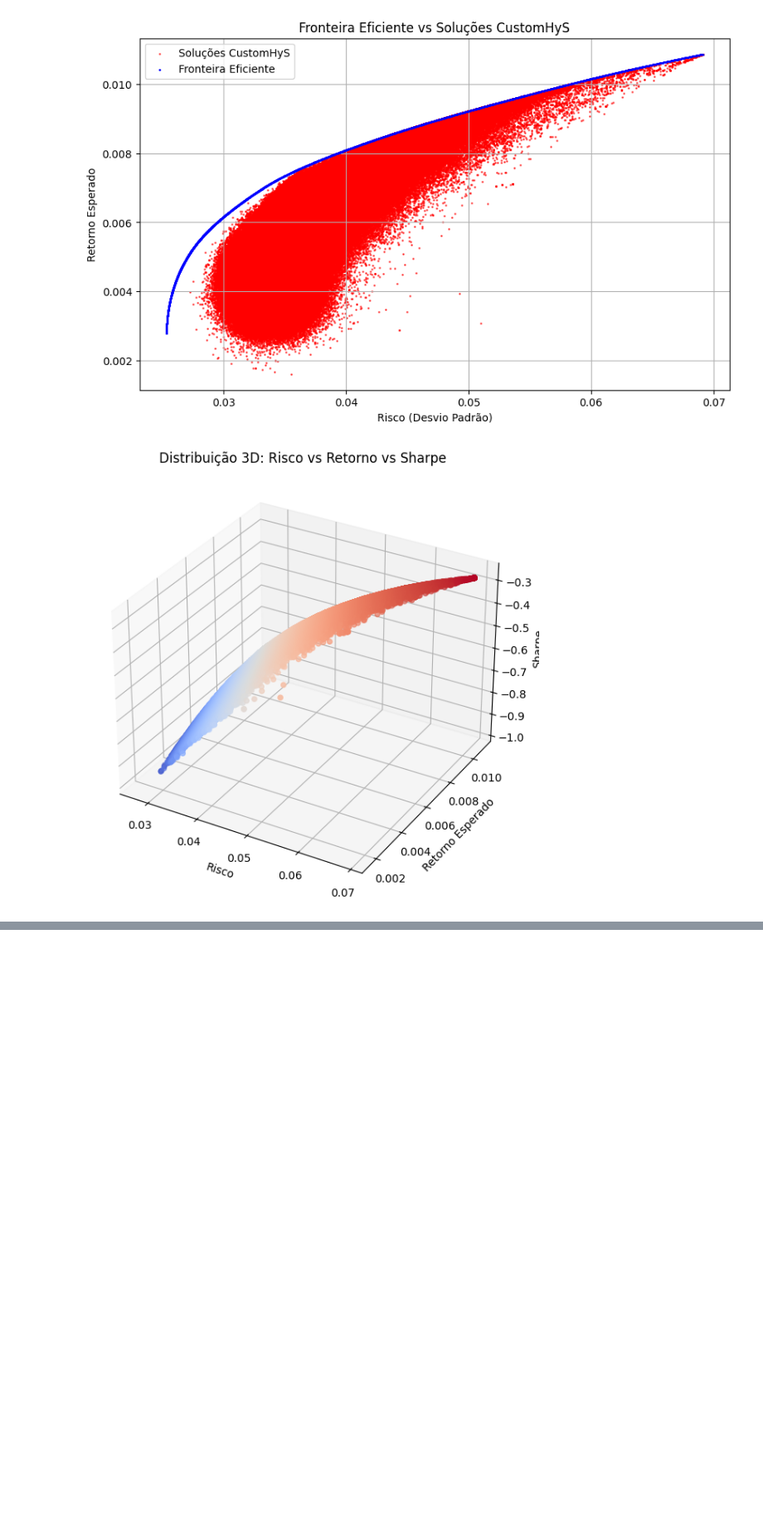
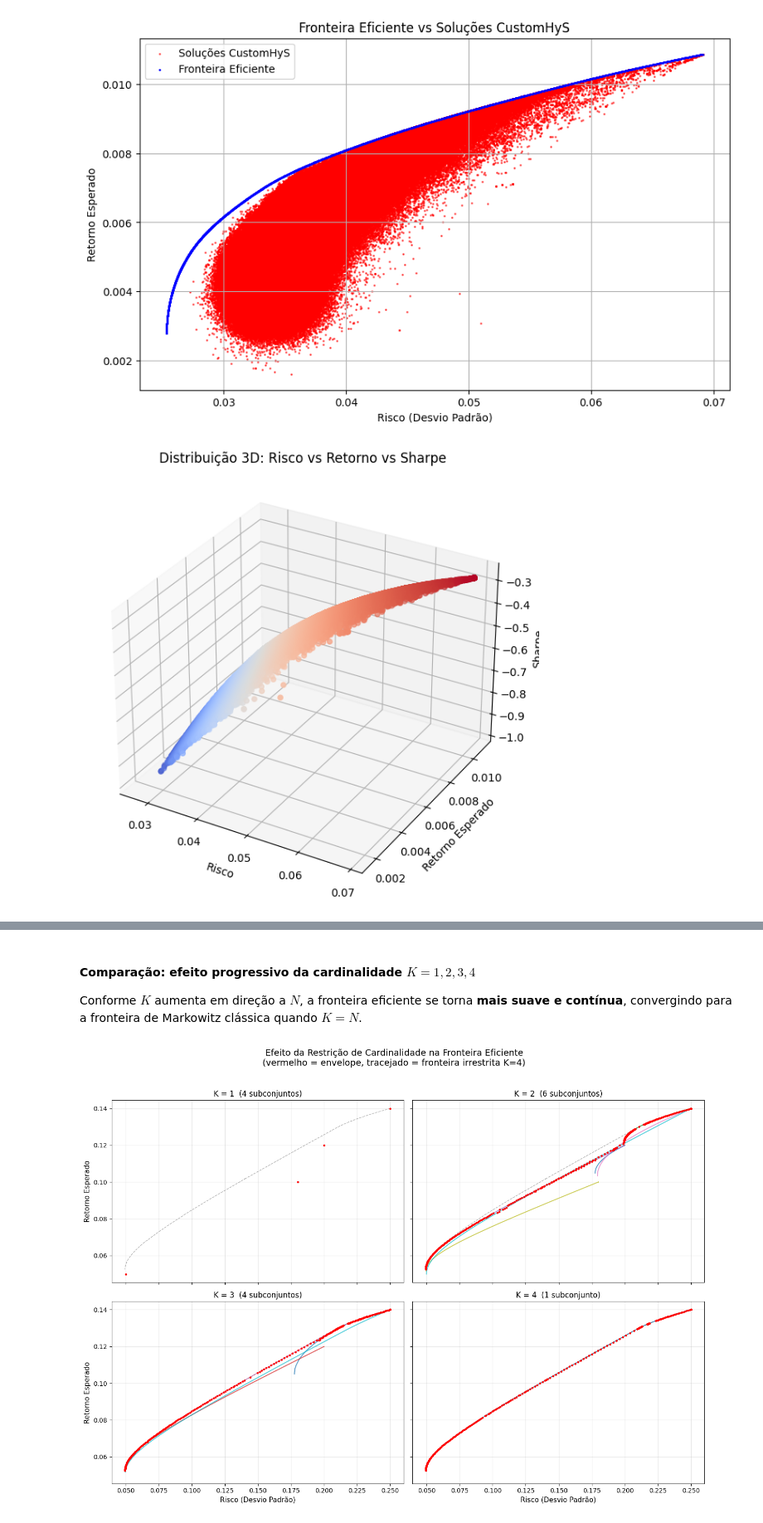
Before and after one commit to J0NGS/customhys, a Jupyter notebook: portfolio_optimization_OR_LIBRARY.ipynb, the cells around one changed output, grey strips where cells are left out. Shown at 83% size. Saved outputs shown, nothing was run; the diff lists cells and outputs as text; code cells hidden in the pictures; blank space fills up the shorter version.

```diff
--- a/portfolio_optimization_OR_LIBRARY.ipynb
+++ b/portfolio_optimization_OR_LIBRARY.ipynb
@@ -764,0 +901,53 @@ plt.show()
+# %% [markdown]
+#### Comparação: efeito progressivo da cardinalidade $K = 1, 2, 3, 4$
+
+Conforme $K$ aumenta em direção a $N$, a fronteira eficiente se torna **mais suave e contínua**, convergindo para a fronteira de Markowitz clássica quando $K = N$.
+# %%
+# --- Gráfico 2: Comparação das fronteiras para K=1, 2, 3, ..., N ---
+
+N = instance_4["n_assets"]
+fig, axes = plt.subplots(2, 2, figsize=(14, 10), sharex=True, sharey=True)
+axes = axes.flatten()
+
+for idx, k_val in enumerate(range(1, N + 1)):
+    ax = axes[idx]
+    frontiers = compute_all_subset_frontiers(instance_4, k=k_val)
+    n_subsets = len(frontiers)
+
+    colors = plt.cm.tab10(np.linspace(0, 1, max(n_subsets, 1)))
+
+    for (label, (risks, rets)), color in zip(frontiers.items(), colors):
+        ax.plot(risks, rets, '-', linewidth=1.5, color=color, alpha=0.7)
+
+    # Envelope (Pareto front) para este K
+    all_risks = np.concatenate([r for r, _ in frontiers.values()])
+    all_rets = np.concatenate([r for _, r in frontiers.values()])
+    sorted_idx = np.argsort(all_rets)
+    p_risks, p_rets = [], []
+    min_risk = np.inf
+    for i in sorted_idx[::-1]:
+        if all_risks[i] < min_risk:
+            p_risks.append(all_risks[i])
+            p_rets.append(all_rets[i])
+            min_risk = all_risks[i]
+    ax.scatter(p_risks, p_rets, s=5, color='red', zorder=10)
+
+    # Fronteira irrestrita como referência
+    for label, (risks, rets) in frontiers_kn.items():
+        ax.plot(risks, rets, 'k--', linewidth=1, alpha=0.3)
+
+    ax.set_title(f"K = {k_val}  ({n_subsets} subconjunto{'s' if n_subsets > 1 else ''})", fontsize=12)
+    ax.grid(True, alpha=0.3)
+
+axes[2].set_xlabel("Risco (Desvio Padrão)", fontsize=11)
+axes[3].set_xlabel("Risco (Desvio Padrão)", fontsize=11)
+axes[0].set_ylabel("Retorno Esperado", fontsize=11)
+axes[2].set_ylabel("Retorno Esperado", fontsize=11)
+
+fig.suptitle(f"Efeito da Restrição de Cardinalidade na Fronteira Eficiente (N={N} ativos)\n"
+             f"(vermelho = envelope, tracejado = fronteira irrestrita K={N})",
+             fontsize=14, y=1.02)
+plt.tight_layout()
+plt.show()
+# %% [output]
+[figure, added]
```
Also changed, not shown: parts of 6 cells of this notebook, 48 other files.
